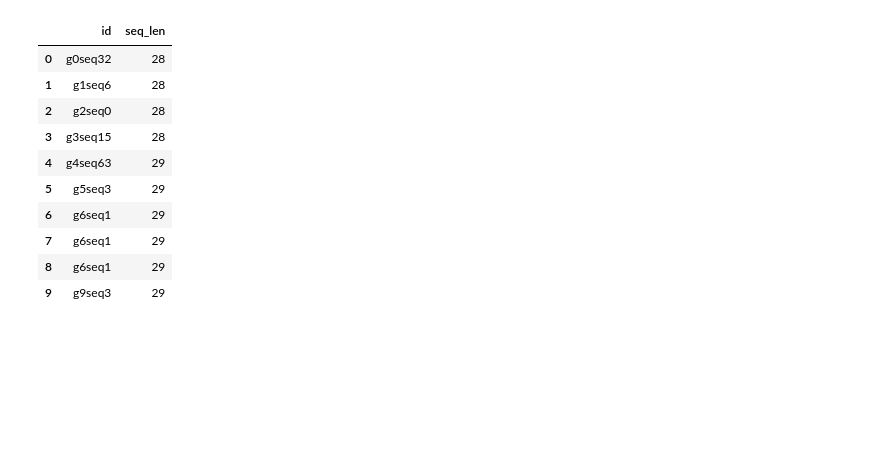
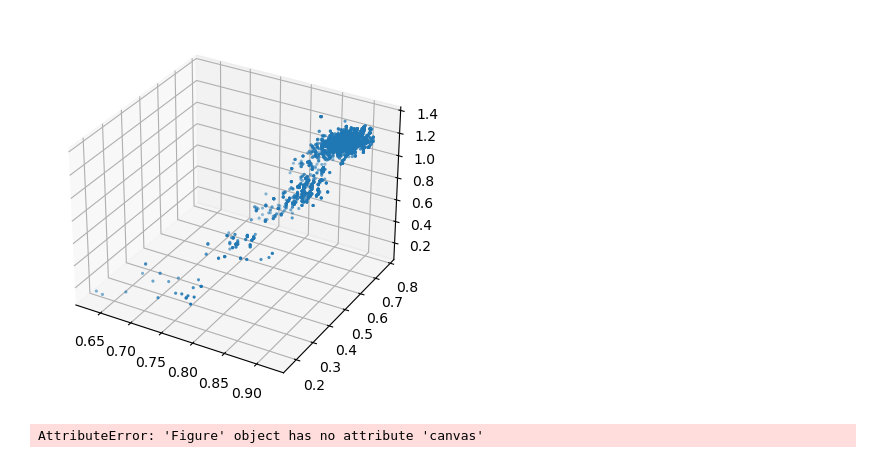
Before and after one commit to sahakyanhk/pfes, a Jupyter notebook: jupyter/shannon.ipynb, the cells around one changed output. Cells and saved outputs as stored; diff of their text form; code cells hidden in the pictures; blank space fills up the shorter version.

```diff
--- a/jupyter/shannon.ipynb
+++ b/jupyter/shannon.ipynb
@@ -44,14 +45,35 @@ for i in range(1,5):
-# %%
-lineage.iloc[0:10,1:3]
-# %% [output]
-|  | id | seq_len |
-| 0 | g0seq32 | 28 |
-| 1 | g1seq6 | 28 |
-| 2 | g2seq0 | 28 |
-| 3 | g3seq15 | 28 |
-| 4 | g4seq63 | 29 |
-| 5 | g5seq3 | 29 |
-| 6 | g6seq1 | 29 |
-| 7 | g6seq1 | 29 |
-| 8 | g6seq1 | 29 |
-| 9 | g9seq3 | 29 |
+# %%
+lineage = pd.read_csv(f'../../SCR/run26/visual_pfes_results/lineage.tsv', sep='\t', comment='#')
+bestlog = pd.read_csv(f'../../SCR/run26/visual_pfes_results/bestlog.tsv', sep='\t', comment='#')
+log = pd.read_csv(f'../../SCR/run26/progress.log', sep='\t', comment='#')
+# %%
+df = bestlog
+
+df['cd'] = df.num_conts / df.seq_len
+
+import plotly.express as px
+fig = px.scatter_3d(df, x='mean_plddt', y='ptm', z='score',
+              color='score', width=600, height=600)
+fig.update_traces(marker_size = 3)
+#fig.update_scenes(xaxis_visible=False, yaxis_visible=False,zaxis_visible=True )
+fig.show()
+# %%
+# Create your 3d plot
+fig = plt.figure()
+ax = fig.add_subplot(111, projection='3d')
+x, y, z, = df.mean_plddt, df.ptm, df.score
+scatter = ax.scatter(x, y, z, linewidths=0.01, marker='.')
+# %% [output]
+[figure, added]
+# %%
+# Animate it
+# This function shows the 3d plot from ith angle
+def animate(i):
+    print(i, end="\n")
+    ax.view_init(elev=10., azim=i)
+    return fig,
+
+anim = animation.FuncAnimation(fig, animate, frames=360, interval=2, blit=True) # I don't remember what interval=10 and blit=True do
+anim.save('your_file_name.gif', dpi=150, writer='imagemagick')
+# %% [output]
+AttributeError: 'Figure' object has no attribute 'canvas'
```
Also changed, not shown: parts of 3 cells of this notebook, 9 other files.
